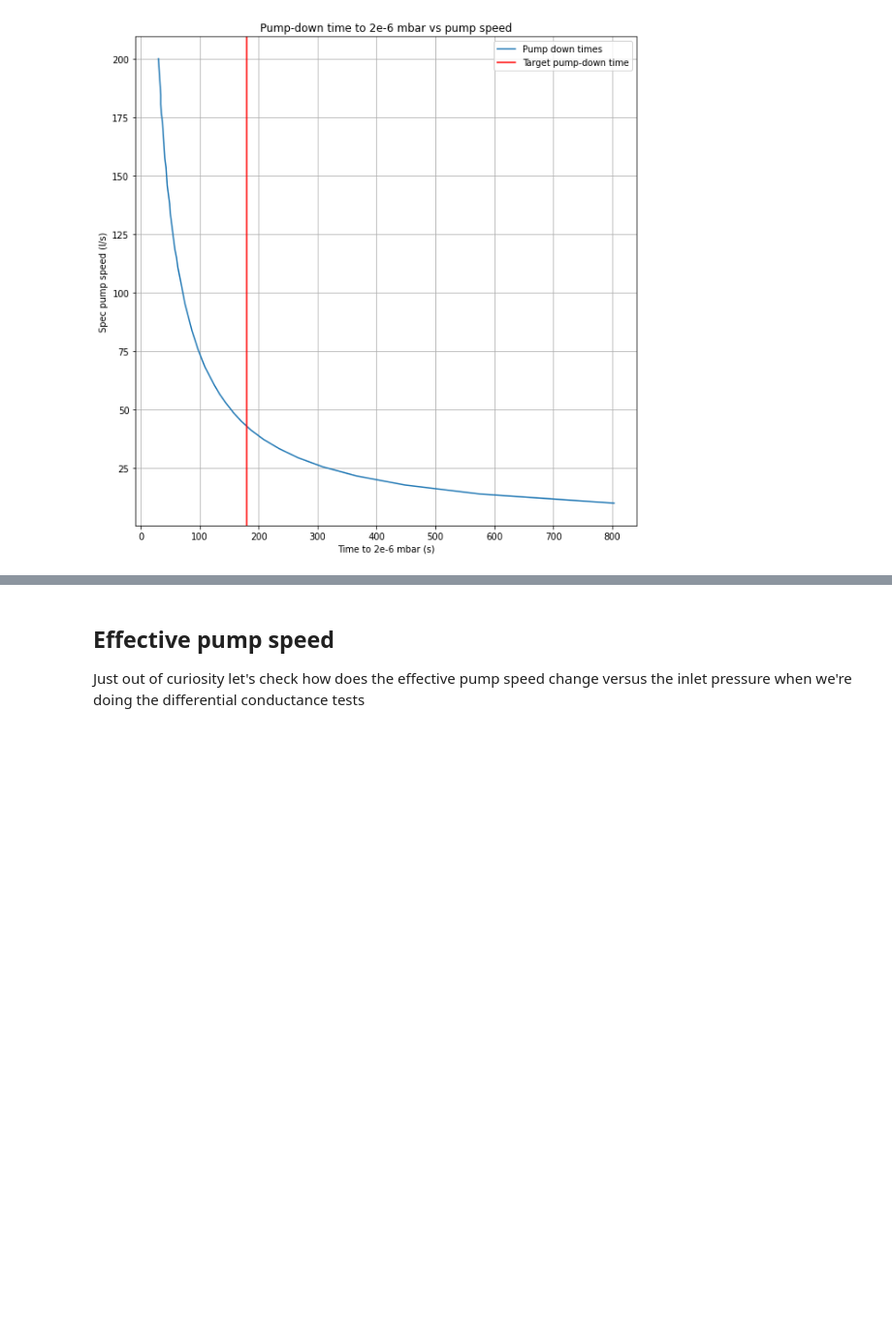
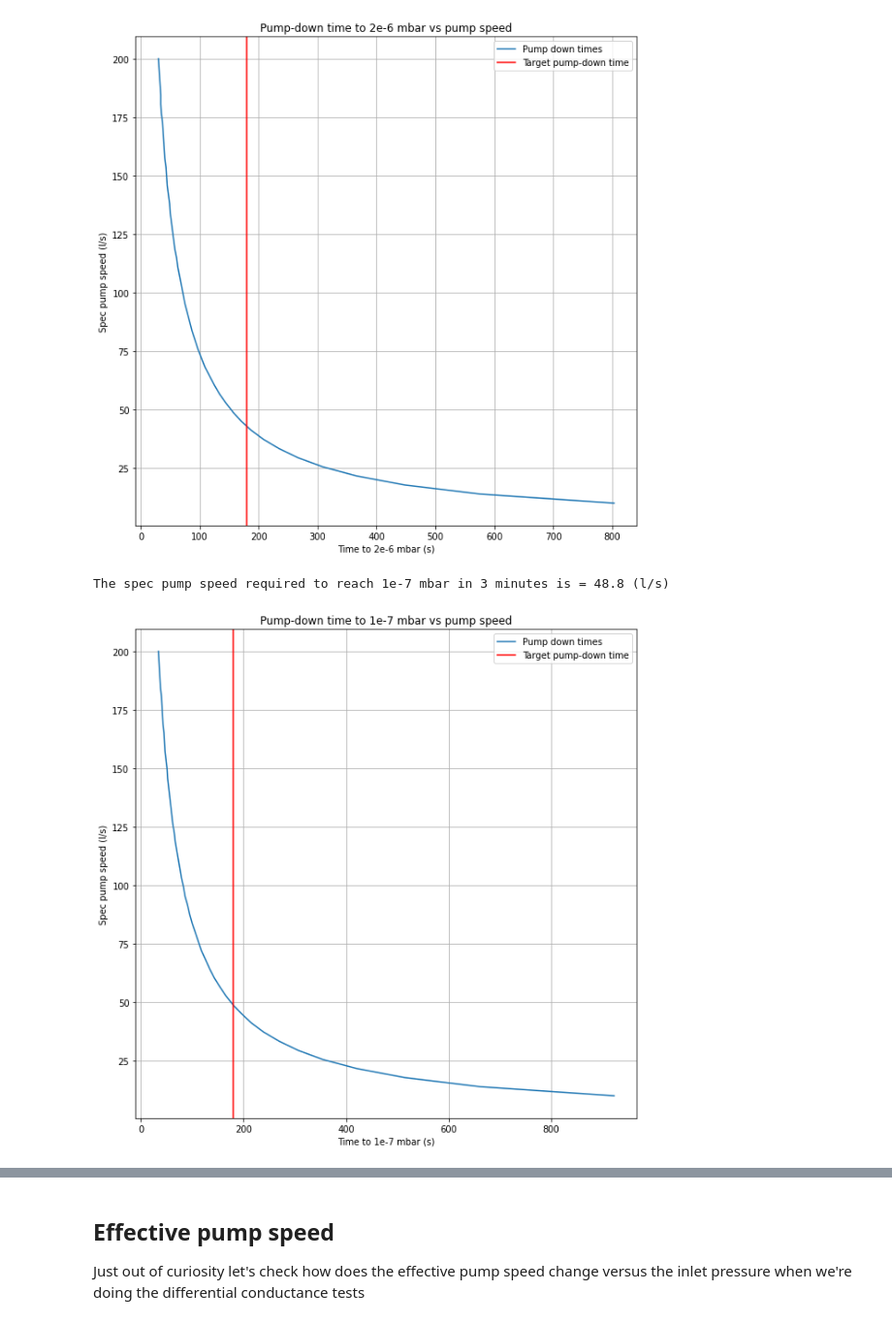
Before and after one commit to dgallacher1/NotebookProjects, a Jupyter notebook: Vacuum.ipynb, the cells around one changed output, grey strips where cells are left out. Shown: that part at 97% size. Cells and saved outputs as stored; diff of their text form; code cells hidden in the pictures; blank space fills up the shorter version.

```diff
--- a/Vacuum.ipynb
+++ b/Vacuum.ipynb
@@ -269,5 +273,30 @@ print("The spec pump speed required to reach 2e-6 mbar in 3 minutes is = {:3.3}
 # %% [output]
 The spec pump speed required to reach 2e-6 mbar in 3 minutes is = 42.8 (l/s)
 [figure]
+# %%
+#Repeat above but for 1e-7 target
+target_pressure=1e-7
+scan_pump_speeds(pump_speeds,time_to_target)
+
+#Plot pump speed versus time to target
+fig_s,ax_s = plt.subplots()
+plt.plot(time_to_target,pump_speeds,axes=ax_s,label='Pump down times')
+plt.title("Pump-down time to 1e-7 mbar vs pump speed")
+plt.ylabel('Spec pump speed (l/s)')
+plt.xlabel('Time to 1e-7 mbar (s)')
+plt.grid()
+
+#overlay another line showing the target time to 2e-6
+t_target = 180.0 #s
+plt.axvline(x = t_target,color='red', label = 'Target pump-down time')
+plt.legend()
+
+#Interpolate for target time
+from scipy import interpolate
+f_speed = interpolate.interp1d(time_to_target,pump_speeds)
+print("The spec pump speed required to reach 1e-7 mbar in 3 minutes is = {:3.3} (l/s)".format(f_speed(t_target)))
+# %% [output]
+The spec pump speed required to reach 1e-7 mbar in 3 minutes is = 48.8 (l/s)
+[figure, added]
 # %% [markdown]
 So assuming we have no out-gassing, with a 5" hose attached we can reach the target pressure of 2e-6 mbar with a ~42 l/s pump
```
Also changed, not shown: parts of 3 cells of this notebook.
